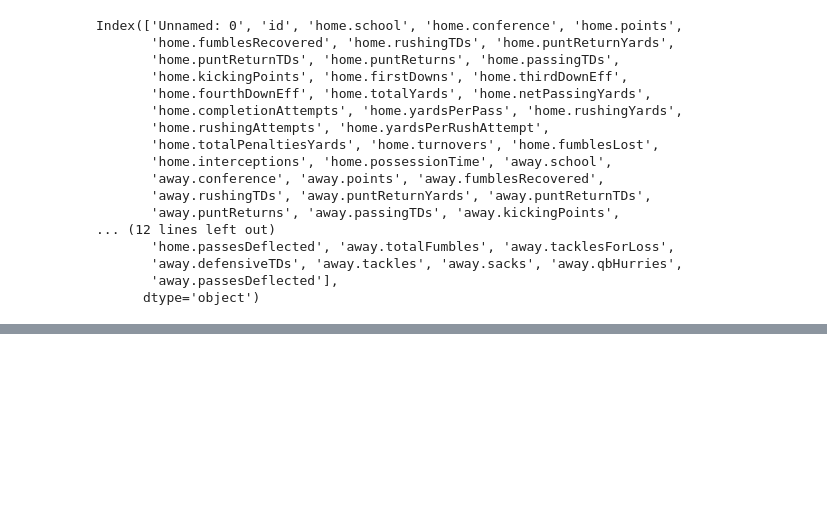
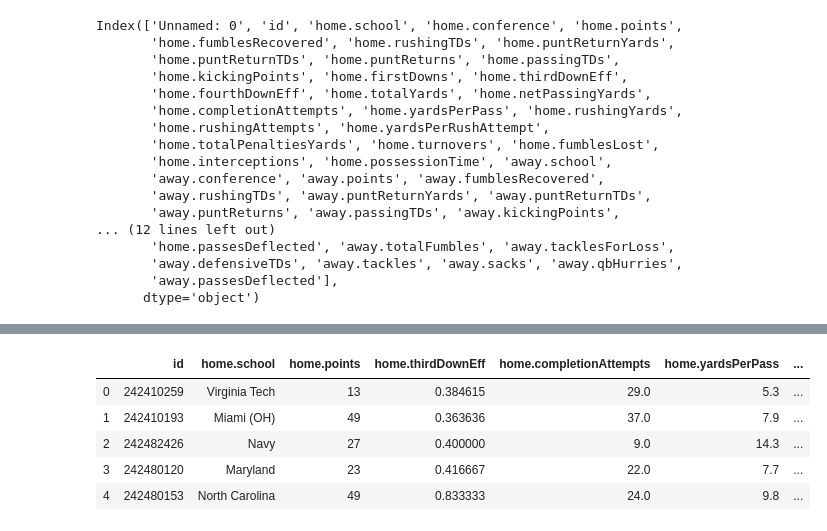
Before and after one commit to MichiganDataScienceTeam/F20-College-Football, a Jupyter notebook: notebooks/Prior Probability Model.ipynb, the cells around one changed output, grey strips where cells are left out. Saved outputs shown, nothing was run; the diff lists cells and outputs as text; code cells hidden in the pictures; blank space fills up the shorter version.

```diff
--- a/notebooks/Prior Probability Model.ipynb
+++ b/notebooks/Prior Probability Model.ipynb
@@ -175,0 +143,10 @@ aggstats.iloc[:50,:]
+# %%
+matchups = stats['id']
+stats.head()
+# %% [output]
+|  | id | home.school | home.points | home.thirdDownEff | home.completionAttempts | home.yardsPerPass | ... |
+| 0 | 242410259 | Virginia Tech | 13 | 0.384615 | 29.0 | 5.3 | ... |
+| 1 | 242410193 | Miami (OH) | 49 | 0.363636 | 37.0 | 7.9 | ... |
+| 2 | 242482426 | Navy | 27 | 0.400000 | 9.0 | 14.3 | ... |
+| 3 | 242480120 | Maryland | 23 | 0.416667 | 22.0 | 7.7 | ... |
+| 4 | 242480153 | North Carolina | 49 | 0.833333 | 24.0 | 9.8 | ... |
```
Also changed, not shown: parts of 12 cells of this notebook.
